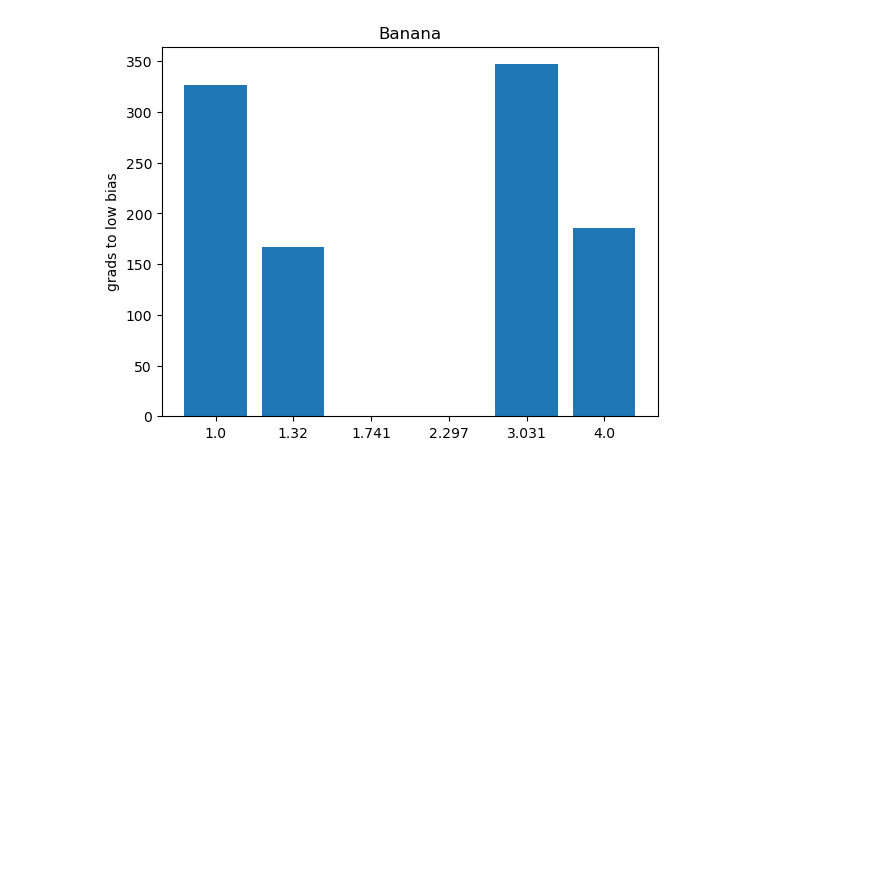
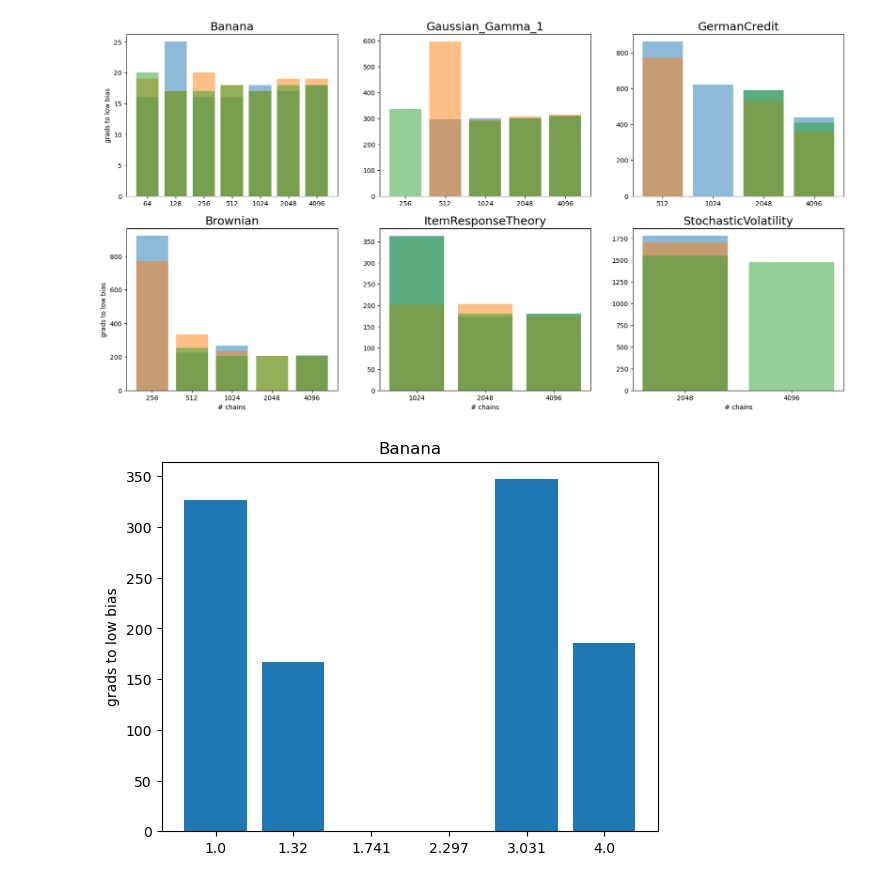
Before and after one commit to JakobRobnik/MicroCanonicalHMC, a Jupyter notebook: ensemble/main.ipynb, the cells around one changed output. Cells and saved outputs as stored; diff of their text form; code cells hidden in the pictures; blank space fills up the shorter version.

Commit message:
ensemble is working, but still not very stable. Runing shorter chains

```diff
--- a/ensemble/main.ipynb
+++ b/ensemble/main.ipynb
@@ -71,3 +53,21 @@ showw('r_end')
+# %%
+df = [pd.read_csv('img/chains/data'+str(i)+'.csv', sep= '\t') for i in range(3)]
+
+plt.figure(figsize= (20, 10))
+for it, t in enumerate(names):
+    plt.subplot(2, 3, it+1)
+    plt.title(t, fontsize = 18)
+    for i in range(3):
+        plt.bar([str(val) for val in np.array(df[i]['chains'])], np.array(df[i]['grads_to_low_bmax_' + t]), alpha= 0.5)
+
+    if it % 3 == 0:
+        plt.ylabel('grads to low bias')
+
+    if it > 2:
+        plt.xlabel('# chains')
+plt.show()
+# %% [output]
+[figure, added]
 # %%
 showw('alpha')
 # %% [output]
```
Also changed, not shown: parts of 5 cells of this notebook, 2 other files.
